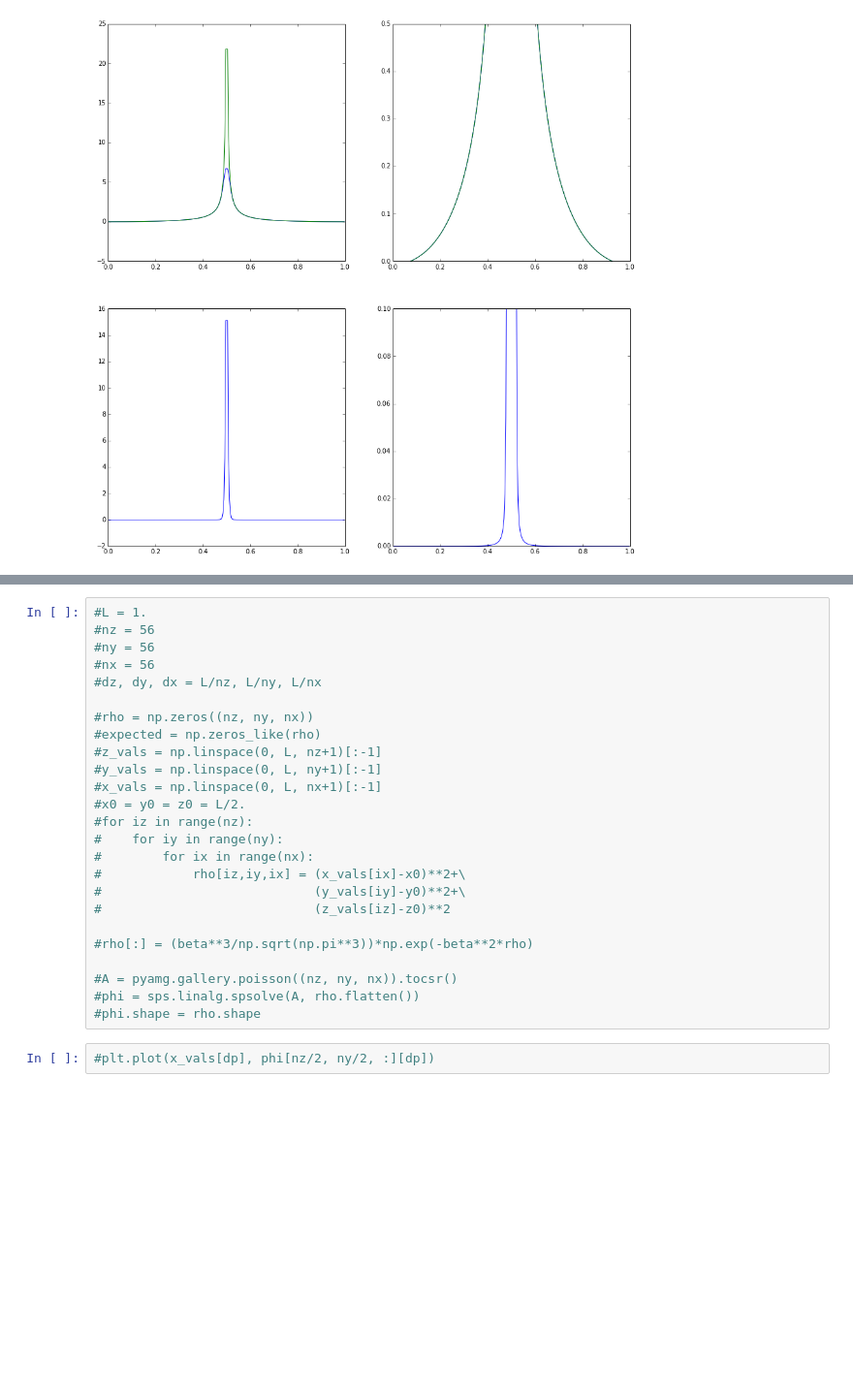
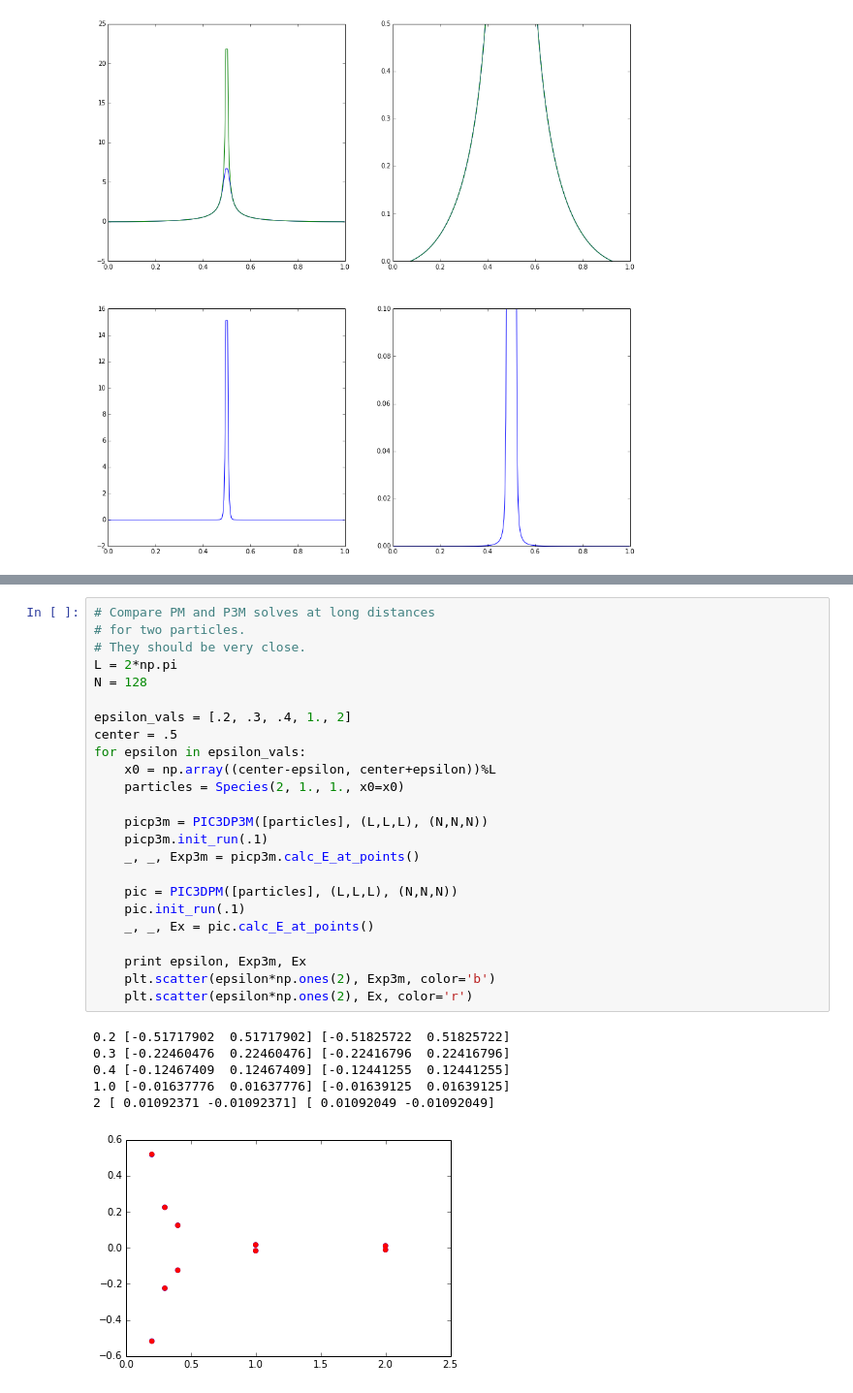
Before and after one commit to dreamer2368/py3d3v, a Jupyter notebook: py3d3v/fft-3d.ipynb, the cells around one changed output, grey strips where cells are left out. Shown at 97% size. Saved outputs shown, nothing was run; the diff lists cells and outputs as text; blank space fills up the shorter version.

Commit message:
Corrected bad conj call in solver.
Also added a cell that compare PM with P3M E fields calculated for two points.

```diff
--- a/py3d3v/fft-3d.ipynb
+++ b/py3d3v/fft-3d.ipynb
@@ -142,27 +143,31 @@ plt.ylim((0, .1));
-# %%
-#L = 1.
-#nz = 56
-#ny = 56
-#nx = 56
-#dz, dy, dx = L/nz, L/ny, L/nx
-
-#rho = np.zeros((nz, ny, nx))
-#expected = np.zeros_like(rho)
-#z_vals = np.linspace(0, L, nz+1)[:-1]
-#y_vals = np.linspace(0, L, ny+1)[:-1]
-#x_vals = np.linspace(0, L, nx+1)[:-1]
-#x0 = y0 = z0 = L/2.
-#for iz in range(nz):
-#    for iy in range(ny):
-#        for ix in range(nx):
-#            rho[iz,iy,ix] = (x_vals[ix]-x0)**2+\
-#                            (y_vals[iy]-y0)**2+\
-#                            (z_vals[iz]-z0)**2
-
-#rho[:] = (beta**3/np.sqrt(np.pi**3))*np.exp(-beta**2*rho)
-
-#A = pyamg.gallery.poisson((nz, ny, nx)).tocsr()
-#phi = sps.linalg.spsolve(A, rho.flatten())
-#phi.shape = rho.shape
-# %%
-#plt.plot(x_vals[dp], phi[nz/2, ny/2, :][dp])
+# %%
+# Compare PM and P3M solves at long distances
+# for two particles.
+# They should be very close.
+L = 2*np.pi
+N = 128
+
+epsilon_vals = [.2, .3, .4, 1., 2]
+center = .5
+for epsilon in epsilon_vals:
+    x0 = np.array((center-epsilon, center+epsilon))%L
+    particles = Species(2, 1., 1., x0=x0)
+
+    picp3m = PIC3DP3M([particles], (L,L,L), (N,N,N))
+    picp3m.init_run(.1)
+    _, _, Exp3m = picp3m.calc_E_at_points()
+
+    pic = PIC3DPM([particles], (L,L,L), (N,N,N))
+    pic.init_run(.1)
+    _, _, Ex = pic.calc_E_at_points()
+
+    print epsilon, Exp3m, Ex
+    plt.scatter(epsilon*np.ones(2), Exp3m, color='b')
+    plt.scatter(epsilon*np.ones(2), Ex, color='r')
+# %% [output]
+0.2 [-0.51717902  0.51717902] [-0.51825722  0.51825722]
+0.3 [-0.22460476  0.22460476] [-0.22416796  0.22416796]
+0.4 [-0.12467409  0.12467409] [-0.12441255  0.12441255]
+1.0 [-0.01637776  0.01637776] [-0.01639125  0.01639125]
+2 [ 0.01092371 -0.01092371] [ 0.01092049 -0.01092049]
+[figure, added]
```
Also changed, not shown: parts of 4 cells of this notebook, 2 other files.
